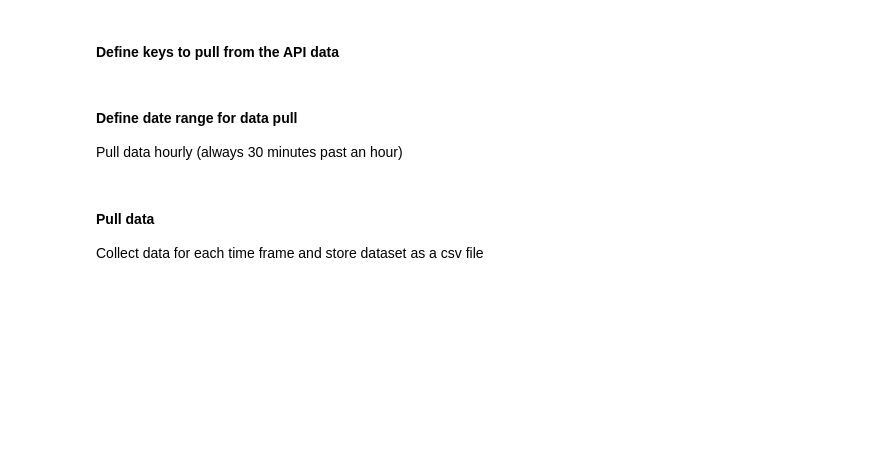
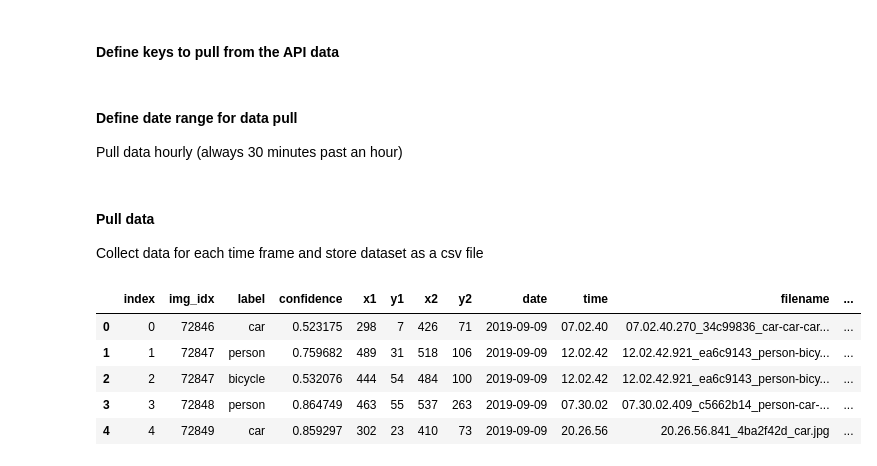
Before and after one commit to Alchemication/cvdl-for-home, a Jupyter notebook: Notebooks-Generic/FetchWeatherData.ipynb, the cells around one changed output. Drawn from its saved outputs; the diff is of its cells as text; code cells hidden in the pictures; blank space fills up the shorter version.

```diff
--- a/Notebooks-Generic/FetchWeatherData.ipynb
+++ b/Notebooks-Generic/FetchWeatherData.ipynb
@@ -85,3 +87,14 @@ for index, d in tqdm(df.iterrows(), total=df.shape[0]):
 dark_sky_df = pd.DataFrame(dark_sky)
 dark_sky_df['dt'] = df['dt']
 dark_sky_df.to_csv('../Datasets/dark_sky_data_2019-12-27_2020-03-02.csv', index=False)
+# %%
+df = pd.read_parquet('../Datasets/AllObjectDetections_2019-09-09_2020-03-02.parquet.gzip')
+# %%
+df.head()
+# %% [output]
+|  | index | img_idx | label | confidence | x1 | y1 | x2 | y2 | date | time | filename | ... |
+| 0 | 0 | 72846 | car | 0.523175 | 298 | 7 | 426 | 71 | 2019-09-09 | 07.02.40 | 07.02.40.270_34c99836_car-car-car... | ... |
+| 1 | 1 | 72847 | person | 0.759682 | 489 | 31 | 518 | 106 | 2019-09-09 | 12.02.42 | 12.02.42.921_ea6c9143_person-bicy... | ... |
+| 2 | 2 | 72847 | bicycle | 0.532076 | 444 | 54 | 484 | 100 | 2019-09-09 | 12.02.42 | 12.02.42.921_ea6c9143_person-bicy... | ... |
+| 3 | 3 | 72848 | person | 0.864749 | 463 | 55 | 537 | 263 | 2019-09-09 | 07.30.02 | 07.30.02.409_c5662b14_person-car-... | ... |
+| 4 | 4 | 72849 | car | 0.859297 | 302 | 23 | 410 | 73 | 2019-09-09 | 20.26.56 | 20.26.56.841_4ba2f42d_car.jpg | ... |
```
Also changed, not shown: parts of 11 cells of this notebook, 21 other files.
